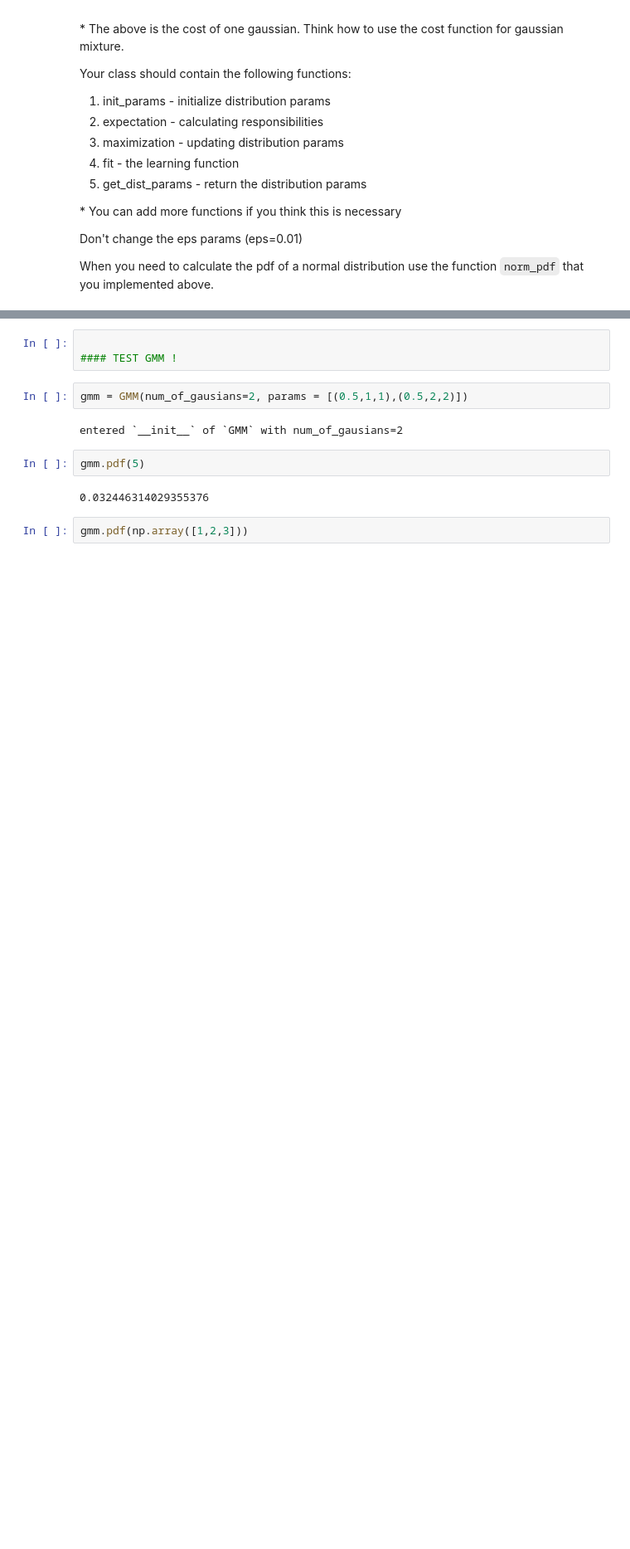
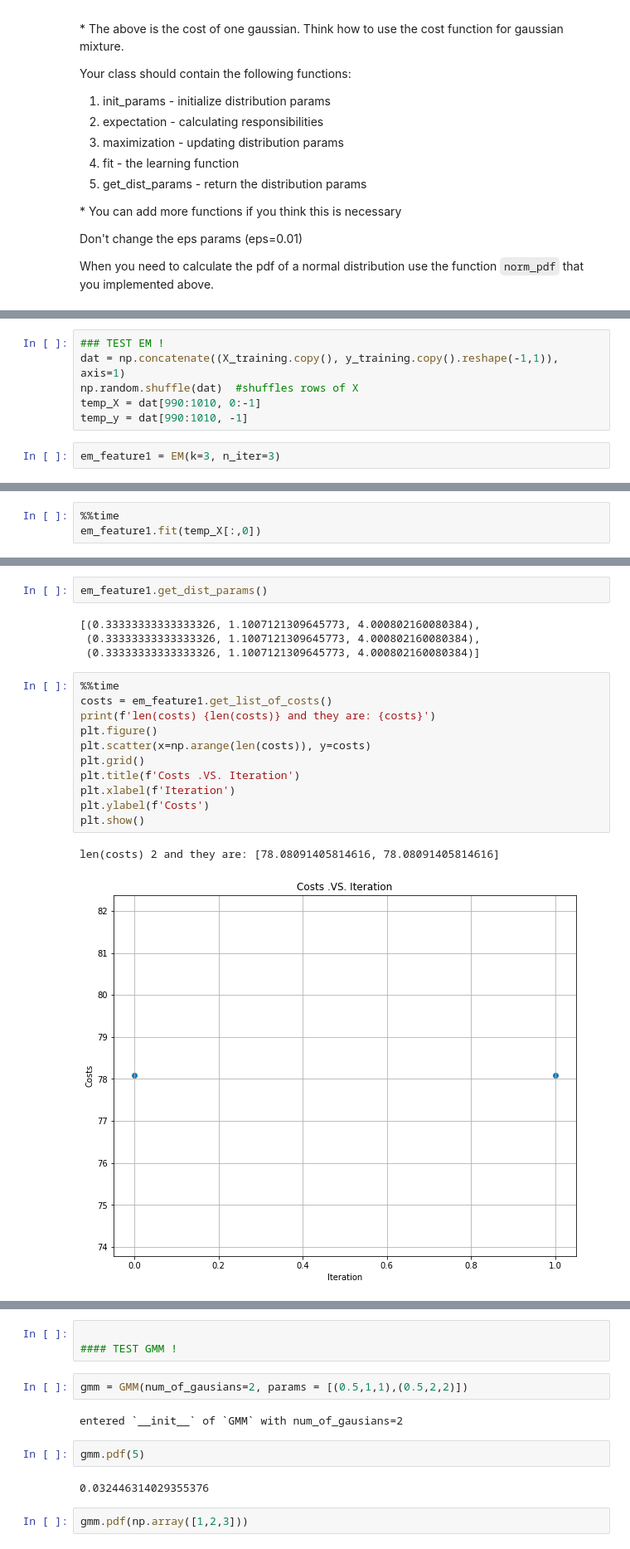
Before and after one commit to RoyR-IDC/MachineLearningFromData, a Jupyter notebook: HW4/hw4_203972922_201312907.ipynb, the cells around one changed output, grey strips where cells are left out. Shown at 83% size. Cells and saved outputs as stored; diff of their text form; blank space fills up the shorter version.

```diff
--- a/HW4/hw4_203972922_201312907.ipynb
+++ b/HW4/hw4_203972922_201312907.ipynb
@@ -731,0 +740,8 @@ em_feature1.get_dist_params()
+# %%
+### TEST EM !
+dat = np.concatenate((X_training.copy(), y_training.copy().reshape(-1,1)), axis=1)
+np.random.shuffle(dat)  #shuffles rows of X
+temp_X = dat[990:1010, 0:-1]
+temp_y = dat[990:1010, -1]
+# %%
+em_feature1 = EM(k=3, n_iter=3)
@@ -731,0 +750,3 @@ em_feature1.get_dist_params()
+# %%
+%%time
+em_feature1.fit(temp_X[:,0])
@@ -731,0 +757,20 @@ em_feature1.get_dist_params()
+# %%
+em_feature1.get_dist_params()
+# %% [output]
+[(0.33333333333333326, 1.1007121309645773, 4.000802160080384),
+ (0.33333333333333326, 1.1007121309645773, 4.000802160080384),
+ (0.33333333333333326, 1.1007121309645773, 4.000802160080384)]
+# %%
+%%time
+costs = em_feature1.get_list_of_costs()
+print(f'len(costs) {len(costs)} and they are: {costs}')
+plt.figure()
+plt.scatter(x=np.arange(len(costs)), y=costs)
+plt.grid()
+plt.title(f'Costs .VS. Iteration')
+plt.xlabel(f'Iteration')
+plt.ylabel(f'Costs')
+plt.show()
+# %% [output]
+len(costs) 2 and they are: [78.08091405814616, 78.08091405814616]
+[figure, added]
```
Also changed, not shown: parts of 34 cells of this notebook.
